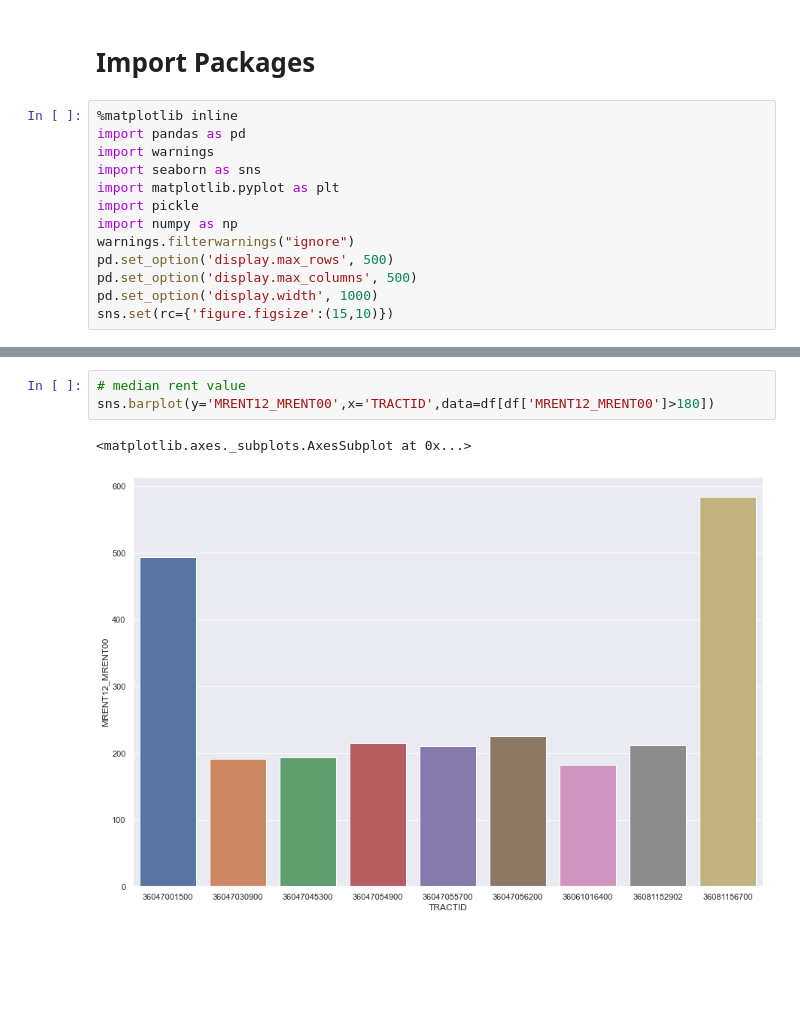
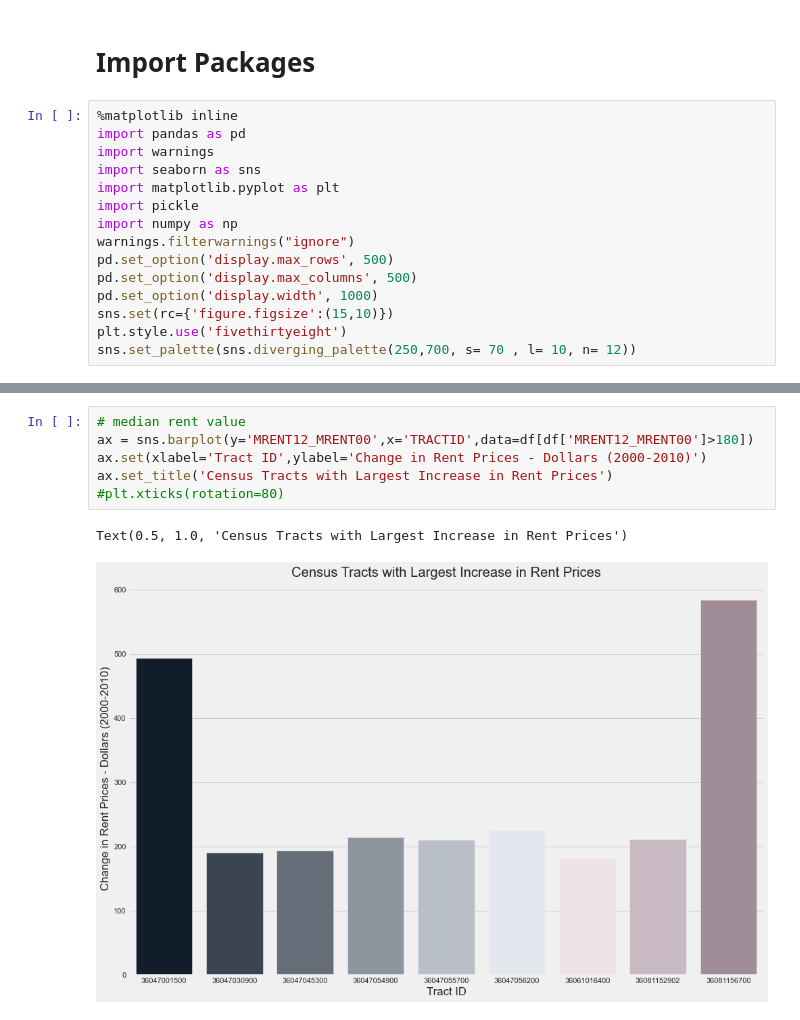
Before and after one commit to ptorres001/cluster_gentrification_new_york, a Jupyter notebook: EDA.ipynb, the cells around one changed output, grey strips where cells are left out. Saved outputs shown, nothing was run; the diff lists cells and outputs as text; blank space fills up the shorter version.

```diff
--- a/EDA.ipynb
+++ b/EDA.ipynb
@@ -13,5 +13,7 @@ pd.set_option('display.max_rows', 500)
 pd.set_option('display.max_columns', 500)
 pd.set_option('display.width', 1000)
 sns.set(rc={'figure.figsize':(15,10)})
+plt.style.use('fivethirtyeight')
+sns.set_palette(sns.diverging_palette(250,700, s= 70 , l= 10, n= 12))
 # %%
 df = pd.read_pickle('PKL/nyc_full_pc.pkl')
@@ -122,9 +140,12 @@ plt.xticks(rotation=80)
 # %%
 # median rent value
-sns.barplot(y='MRENT12_MRENT00',x='TRACTID',data=df[df['MRENT12_MRENT00']>180])
+ax = sns.barplot(y='MRENT12_MRENT00',x='TRACTID',data=df[df['MRENT12_MRENT00']>180])
+ax.set(xlabel='Tract ID',ylabel='Change in Rent Prices - Dollars (2000-2010)')
+ax.set_title('Census Tracts with Largest Increase in Rent Prices')
+#plt.xticks(rotation=80)
 # %% [output]
-<matplotlib.axes._subplots.AxesSubplot at 0x...>
+Text(0.5, 1.0, 'Census Tracts with Largest Increase in Rent Prices')
-[figure, old version]
+[figure, new version]
 # %%
 # median rent value
 
```
Also changed, not shown: parts of 21 cells of this notebook.
